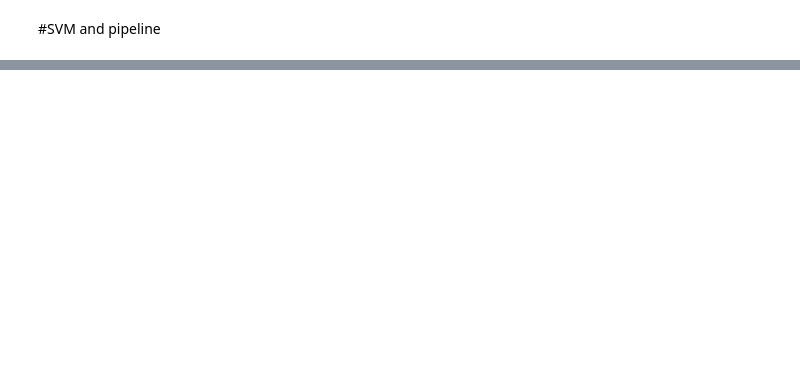
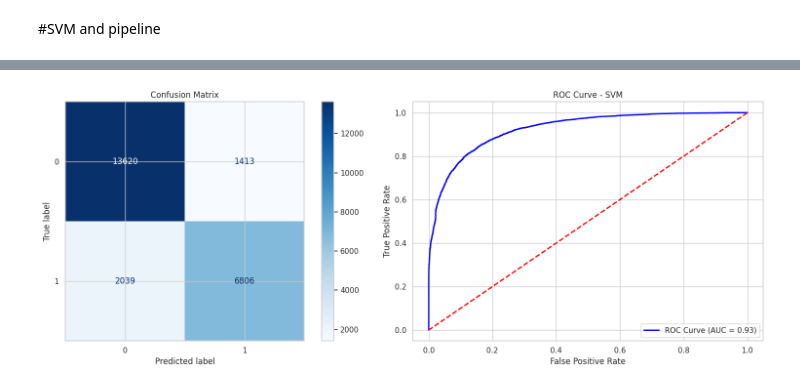
Before and after one commit to MariamKhaled741/Data-computation-project, a Jupyter notebook: Data_computation_project.ipynb, the cells around one changed output, grey strips where cells are left out. Cells and saved outputs as stored; diff of their text form; code cells hidden in the pictures; blank space fills up the shorter version.

```diff
--- a/Data_computation_project.ipynb
+++ b/Data_computation_project.ipynb
@@ -782,7 +403,0 @@ KeyboardInterrupt:
-# %%
-grid.fit(X_train_pca, y_train)
-
-best_model = SVC(kernel='rbf', gamma='scale', C=10)
-best_model.fit(X_train_pca, y_train)
-
-y_pred = best_model.predict(X_test_pca)  # X_test_pca
@@ -791,6 +403,0 @@ print("Best Params:", grid.best_params_)
-# %%
-best_model = SVC(kernel='rbf', gamma='scale', C=10)
-best_model.fit(X_train_selected, y_train)
-
-y_pred = best_model.predict(X_test_pca)
-print(classification_report(y_test, y_pred))
@@ -838,0 +404,79 @@ dropped_features
+# %%
+"""# 5. Modeling: SVM & Hyperparameter Tuning"""
+
+# 5.1 تعريف الـ Preprocessing (تأكدي إنه تم تعريفه هنا لو مستخدمتيهوش فوق)
+# ملحوظة: لو الـ preprocess والـ PCA اتعملوا في السيكشن اللي فات، مفيش داعي تعيديهم هنا.
+
+# 5.2 البحث عن أفضل الإعدادات (Randomized Search)
+# بنستخدم عينة صغيرة (10 آلاف) للبحث عشان الوقت
+print("جاري البحث عن أفضل Parameters...")
+param_grid = {
+    'kernel': ['rbf'],
+    'C': [0.1, 1, 10],
+    'gamma': ['scale', 'auto', 0.01]
+}
+
+grid = RandomizedSearchCV(
+    SVC(),
+    param_grid,
+    n_iter=5, # قللت الـ iter شوية للسرعة
+    cv=3,
+    scoring='f1',
+    n_jobs=-1,
+    verbose=1,
+    random_state=42
+)
+grid.fit(X_train_pca[:10000], y_train[:10000])
+
+print(f"Best Parameters found: {grid.best_params_}")
+
+# 5.3 التدريب النهائي على عينة أكبر (20 ألف سجل)
+# بناخد العينة المنقذة
+X_train_sub, _, y_train_sub, _ = train_test_split(
+    X_train_pca, y_train,
+    train_size=20000,
+    stratify=y_train,
+    random_state=42
+)
+
+# تدريب الموديل بأفضل النتائج اللي طلعت من الـ Grid
+print("\nجاري التدريب النهائي على 20,000 سجل... انتظر قليلاً")
+best_model = SVC(
+    kernel=grid.best_params_['kernel'],
+    gamma=grid.best_params_['gamma'],
+    C=grid.best_params_['C']
+)
+best_model.fit(X_train_sub, y_train_sub)
+
+# 5.4 التقييم النهائي (Evaluation)
+y_pred = best_model.predict(X_test_pca)
+
+print("\n--- التقرير النهائي للموديل ---")
+print(classification_report(y_test, y_pred))
+
+# رسم الـ Confusion Matrix
+fig, ax = plt.subplots(1, 2, figsize=(16, 6))
+
+cm = confusion_matrix(y_test, y_pred)
+disp = ConfusionMatrixDisplay(confusion_matrix=cm)
+disp.plot(cmap='Blues', ax=ax[0])
+ax[0].set_title("Confusion Matrix")
+
+# 5.5 رسم الـ ROC Curve
+y_scores = best_model.decision_function(X_test_pca)
+fpr, tpr, _ = roc_curve(y_test, y_scores)
+roc_auc = auc(fpr, tpr)
+
+ax[1].plot(fpr, tpr, color='blue', lw=2, label=f'ROC Curve (AUC = {roc_auc:.2f})')
+ax[1].plot([0, 1], [0, 1], color='red', lw=2, linestyle='--')
+ax[1].set_xlabel('False Positive Rate')
+ax[1].set_ylabel('True Positive Rate')
+ax[1].set_title('ROC Curve - SVM')
+ax[1].legend(loc='lower right')
+ax[1].grid(True)
+
+plt.tight_layout()
+plt.show()
+
+print(f"Final AUC Score: {roc_auc:.4f}")
+# %% [output]
@@ -838,0 +498 @@ dropped_features
+[figure, added]
```
Also changed, not shown: parts of 107 cells of this notebook.
